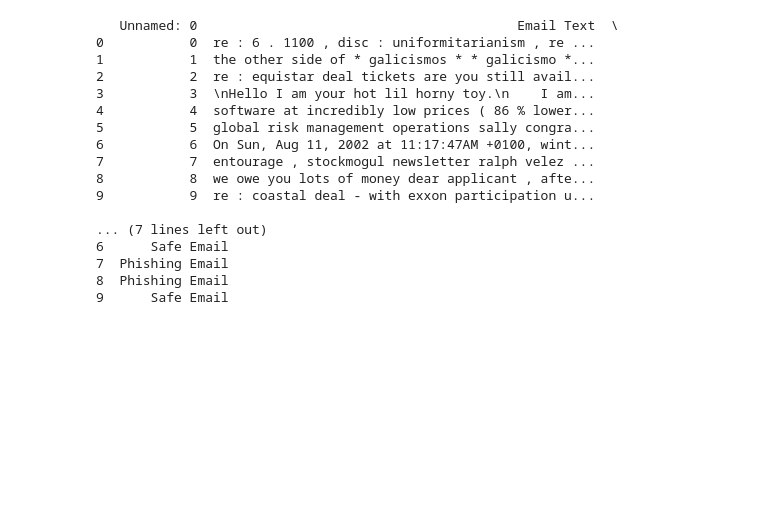
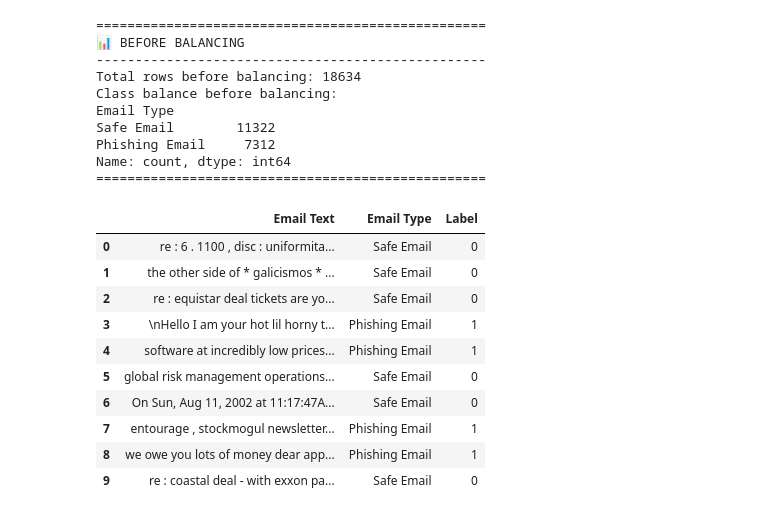
Before and after one commit to Octaxx/DLI-Assignment, a Jupyter notebook: DatasetCleaning.ipynb, the cells around one changed output. Cells and saved outputs as stored; diff of their text form; code cells hidden in the pictures; blank space fills up the shorter version.

```diff
--- a/DatasetCleaning.ipynb
+++ b/DatasetCleaning.ipynb
@@ -3,28 +3,48 @@
 # %%
 import pandas as pd
 from sklearn.utils import resample
 
 # STEP 1: Load the dataset
 url = "https://raw.githubusercontent.com/Octaxx/DLI-Assignment/refs/heads/main/Phishing_Email.csv"
 df = pd.read_csv(url)
 
-# Display the first 10 rows
-print(df.head(10))
+# ------------------------------------------------------------------------------------------------------------------------- #
+
+# STEP 2: Data Cleaning
+df = df.drop(columns=['Unnamed: 0'])                       # Drop unnecessary column
+df = df.dropna(subset=['Email Text'])                      # Remove rows with missing email text
+df['Email Type'] = df['Email Type'].str.strip()            # Strip whitespace
+df['Label'] = df['Email Type'].map({'Phishing Email': 1, 'Safe Email': 0})  # Encode labels
+# ------------------------------------------------------------------------------------------------------------------------- #
+
+# STEP 3: Show original total rows and class balance
+print("="*50)
+print("📊 BEFORE BALANCING")
+print("-" * 50)
+print(f"Total rows before balancing: {len(df)}")
+print("Class balance before balancing:")
+print(df['Email Type'].value_counts())
+print("="*50)
+df.head(10)
 # %% [output]
-   Unnamed: 0                                         Email Text  \
-0           0  re : 6 . 1100 , disc : uniformitarianism , re ...
-1           1  the other side of * galicismos * * galicismo *...
-2           2  re : equistar deal tickets are you still avail...
-3           3  \nHello I am your hot lil horny toy.\n    I am...
-4           4  software at incredibly low prices ( 86 % lower...
-5           5  global risk management operations sally congra...
-6           6  On Sun, Aug 11, 2002 at 11:17:47AM +0100, wint...
-7           7  entourage , stockmogul newsletter ralph velez ...
-8           8  we owe you lots of money dear applicant , afte...
-9           9  re : coastal deal - with exxon participation u...
-
-... (7 lines left out)
-6      Safe Email
-7  Phishing Email
-8  Phishing Email
-9      Safe Email
+==================================================
+📊 BEFORE BALANCING
+--------------------------------------------------
+Total rows before balancing: 18634
+Class balance before balancing:
+Email Type
+Safe Email        11322
+Phishing Email     7312
+Name: count, dtype: int64
+==================================================
+|  | Email Text | Email Type | Label |
+| 0 | re : 6 . 1100 , disc : uniformita... | Safe Email | 0 |
+| 1 | the other side of * galicismos * ... | Safe Email | 0 |
+| 2 | re : equistar deal tickets are yo... | Safe Email | 0 |
+| 3 | \nHello I am your hot lil horny t... | Phishing Email | 1 |
+| 4 | software at incredibly low prices... | Phishing Email | 1 |
+| 5 | global risk management operations... | Safe Email | 0 |
+| 6 | On Sun, Aug 11, 2002 at 11:17:47A... | Safe Email | 0 |
+| 7 | entourage , stockmogul newsletter... | Phishing Email | 1 |
+| 8 | we owe you lots of money dear app... | Phishing Email | 1 |
+| 9 | re : coastal deal - with exxon pa... | Safe Email | 0 |
```
Also changed, not shown: parts of 2 cells of this notebook.
